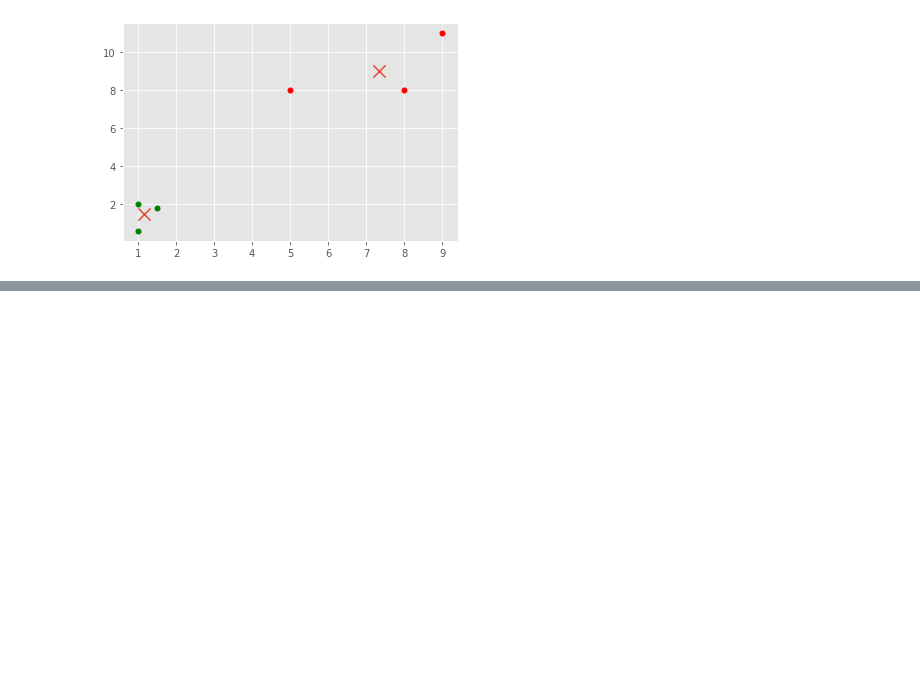
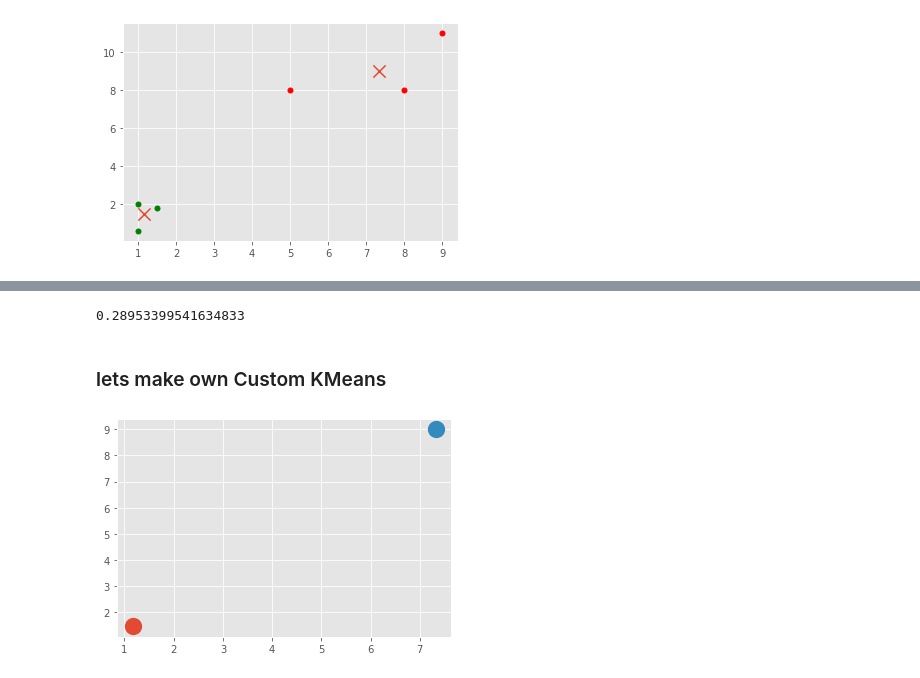
Before and after one commit to AhsanRafiqHussain/Practical-Implementation-of-ML, a Jupyter notebook: Implementation of KMeans, Clustering, K Means from scratch.ipynb, the cells around one changed output, grey strips where cells are left out. Cells and saved outputs as stored; diff of their text form; code cells hidden in the pictures; blank space fills up the shorter version.

Commit message:
Practical implementation ML in Python - Practice of KMeans Clustering (complete)

```diff
--- a/KMeans.ipynb
+++ b/Implementation of KMeans, Clustering, K Means from scratch.ipynb
@@ -40,0 +45,3 @@ plt.show()
+# %%
+df = pd.read_excel("D:\Local Disk E\Ahsan\OnlineCourse\Machine Learing\Practical-Implementation-of-ML\\titanic.xls")
+df.head()
@@ -40,0 +61,4 @@ plt.show()
+# %%
+#df.drop(['body ','name '],1,inplace=True)
+#df.convert_objects(convert_numeric=True)
+df.fillna(0,inplace=True)
@@ -40,0 +85,3 @@ plt.show()
+# %%
+df = handle_non_numerical_data(df)
+df.head()
@@ -40,0 +95,18 @@ plt.show()
+# %%
+X = np.array(df.drop(['survived'],1).astype(float))
+X = preprocessing.scale(X)
+y = np.array(df['survived'])
+
+clf = KMeans(n_clusters=2)
+clf.fit(X)
+
+correct = 0
+for i in range(len(X)):
+    predict_me = np.array(X[i].astype(float))
+    predict_me = predict_me.reshape(-1, len(predict_me))
+    predcition = clf.predict(predict_me)
+    if predcition[0] == y[i]:
+        correct += 1
+print (correct/len(X))
+# %% [output]
+0.28953399541634833
@@ -40,0 +115,2 @@ plt.show()
+# %% [markdown]
+### lets make own Custom KMeans
@@ -40,0 +166,12 @@ plt.show()
+# %%
+clf = K_Means()
+clf.fit(x)
+
+
+for centroid in clf.centroids:
+    plt.scatter(clf.centroids[centroid][0],clf.centroids[centroid][1], marker = "o",
+                s=150,linewidths=5)
+
+plt.show()
+# %% [output]
+[figure, added]
```
Also changed, not shown: parts of 11 cells of this notebook.
